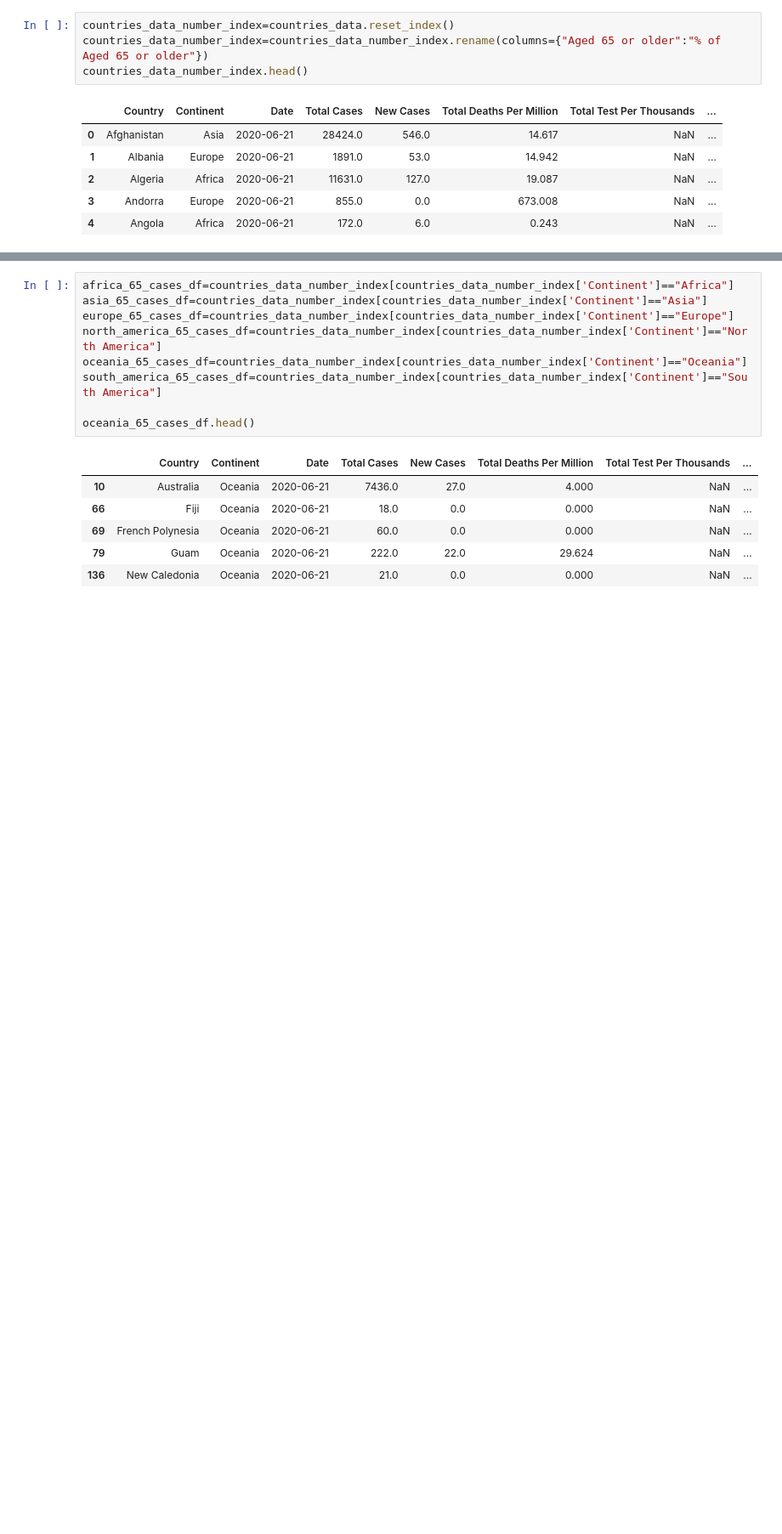
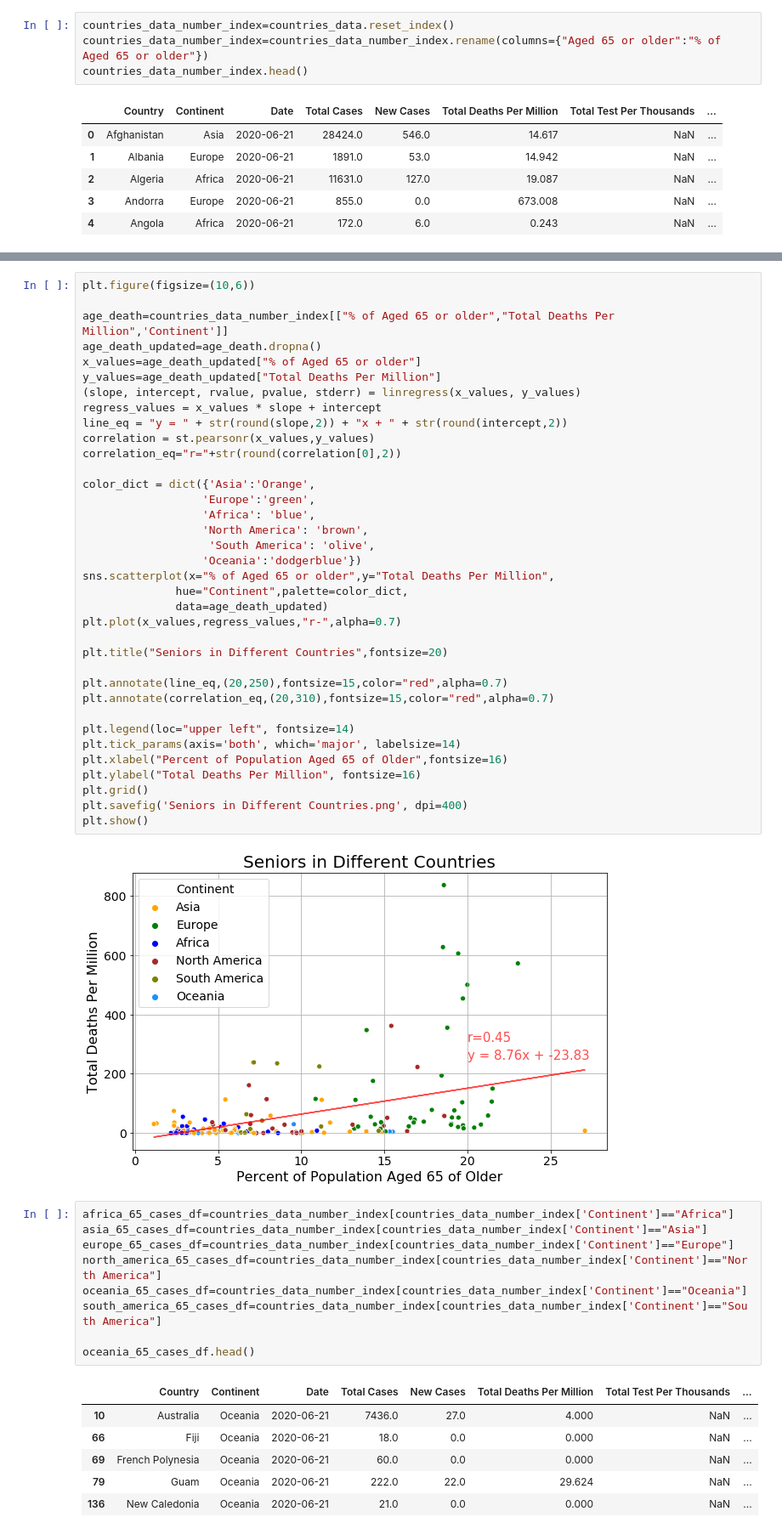
Before and after one commit to M-Agami/META-B, a Jupyter notebook: Coding/Coronavirus.ipynb, the cells around one changed output, grey strips where cells are left out. Shown at 85% size. Saved outputs shown, nothing was run; the diff lists cells and outputs as text; blank space fills up the shorter version.

```diff
--- a/Coding/Coronavirus.ipynb
+++ b/Coding/Coronavirus.ipynb
@@ -388,3 +365,41 @@ Warnings:
+# %%
+plt.figure(figsize=(10,6))
+
+age_death=countries_data_number_index[["% of Aged 65 or older","Total Deaths Per Million",'Continent']]
+age_death_updated=age_death.dropna()
+x_values=age_death_updated["% of Aged 65 or older"]
+y_values=age_death_updated["Total Deaths Per Million"]
+(slope, intercept, rvalue, pvalue, stderr) = linregress(x_values, y_values)
+regress_values = x_values * slope + intercept
+line_eq = "y = " + str(round(slope,2)) + "x + " + str(round(intercept,2))
+correlation = st.pearsonr(x_values,y_values)
+correlation_eq="r="+str(round(correlation[0],2))
+
+color_dict = dict({'Asia':'Orange',
+                  'Europe':'green',
+                  'Africa': 'blue',
+                  'North America': 'brown',
+                   'South America': 'olive',
+                  'Oceania':'dodgerblue'})
+sns.scatterplot(x="% of Aged 65 or older",y="Total Deaths Per Million",
+              hue="Continent",palette=color_dict,
+              data=age_death_updated)
+plt.plot(x_values,regress_values,"r-",alpha=0.7)
+
+plt.title("Seniors in Different Countries",fontsize=20)
+
+plt.annotate(line_eq,(20,250),fontsize=15,color="red",alpha=0.7)
+plt.annotate(correlation_eq,(20,310),fontsize=15,color="red",alpha=0.7)
+
+plt.legend(loc="upper left", fontsize=14)
+plt.tick_params(axis='both', which='major', labelsize=14)
+plt.xlabel("Percent of Population Aged 65 of Older",fontsize=16)
+plt.ylabel("Total Deaths Per Million", fontsize=16)
+plt.grid()
+plt.savefig('Seniors in Different Countries.png', dpi=400)
+plt.show()
+# %% [output]
+[figure, added]
 # %%
 africa_65_cases_df=countries_data_number_index[countries_data_number_index['Continent']=="Africa"]
 asia_65_cases_df=countries_data_number_index[countries_data_number_index['Continent']=="Asia"]
```
Also changed, not shown: parts of 22 cells of this notebook.
